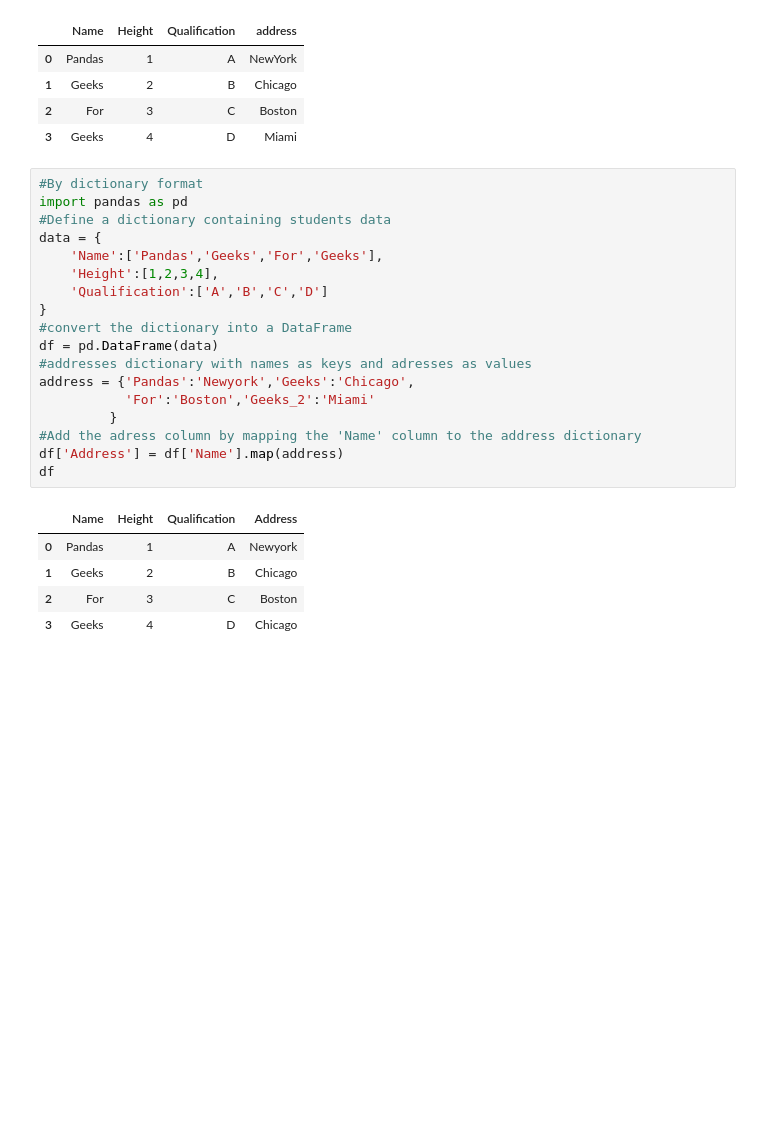
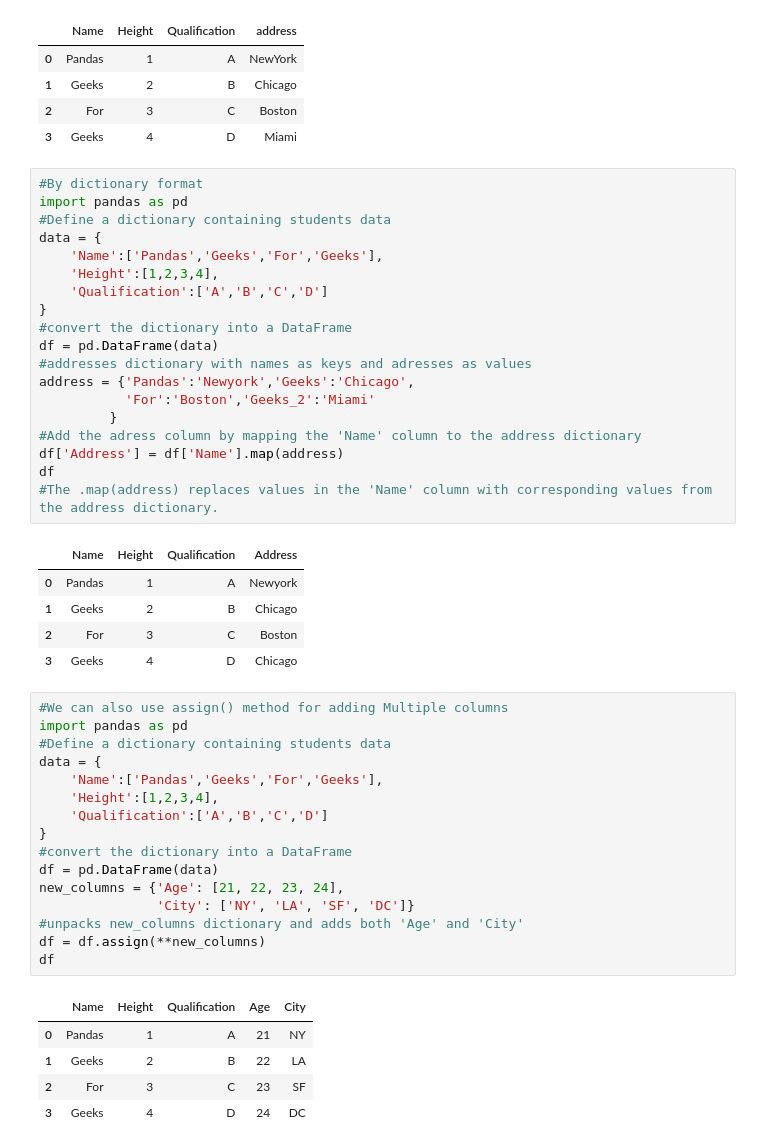
Before and after one commit to Lenmbugua/Python-Numpy-and-Pandas, a Jupyter notebook: Pandas.ipynb, the cells around one changed output. Saved outputs shown, nothing was run; the diff lists cells and outputs as text; blank space fills up the shorter version.

Commit message:
Adding multiple columns using the .assign()method

```diff
--- a/Pandas.ipynb
+++ b/Pandas.ipynb
@@ -2006,9 +2006,32 @@ address = {'Pandas':'Newyork','Geeks':'Chicago',
 #Add the adress column by mapping the 'Name' column to the address dictionary
 df['Address'] = df['Name'].map(address)
 df
+#The .map(address) replaces values in the 'Name' column with corresponding values from the address dictionary.
 # %% [output]
 |  | Name | Height | Qualification | Address |
 | 0 | Pandas | 1 | A | Newyork |
 | 1 | Geeks | 2 | B | Chicago |
 | 2 | For | 3 | C | Boston |
 | 3 | Geeks | 4 | D | Chicago |
+# %%
+#We can also use assign() method for adding Multiple columns
+import pandas as pd
+#Define a dictionary containing students data
+data = {
+    'Name':['Pandas','Geeks','For','Geeks'],
+    'Height':[1,2,3,4],
+    'Qualification':['A','B','C','D']
+}
+#convert the dictionary into a DataFrame
+df = pd.DataFrame(data)
+new_columns = {'Age': [21, 22, 23, 24],
+               'City': ['NY', 'LA', 'SF', 'DC']}
+#unpacks new_columns dictionary and adds both 'Age' and 'City'
+df = df.assign(**new_columns)
+df
+# %% [output]
+|  | Name | Height | Qualification | Age | City |
+| 0 | Pandas | 1 | A | 21 | NY |
+| 1 | Geeks | 2 | B | 22 | LA |
+| 2 | For | 3 | C | 23 | SF |
+| 3 | Geeks | 4 | D | 24 | DC |
```
